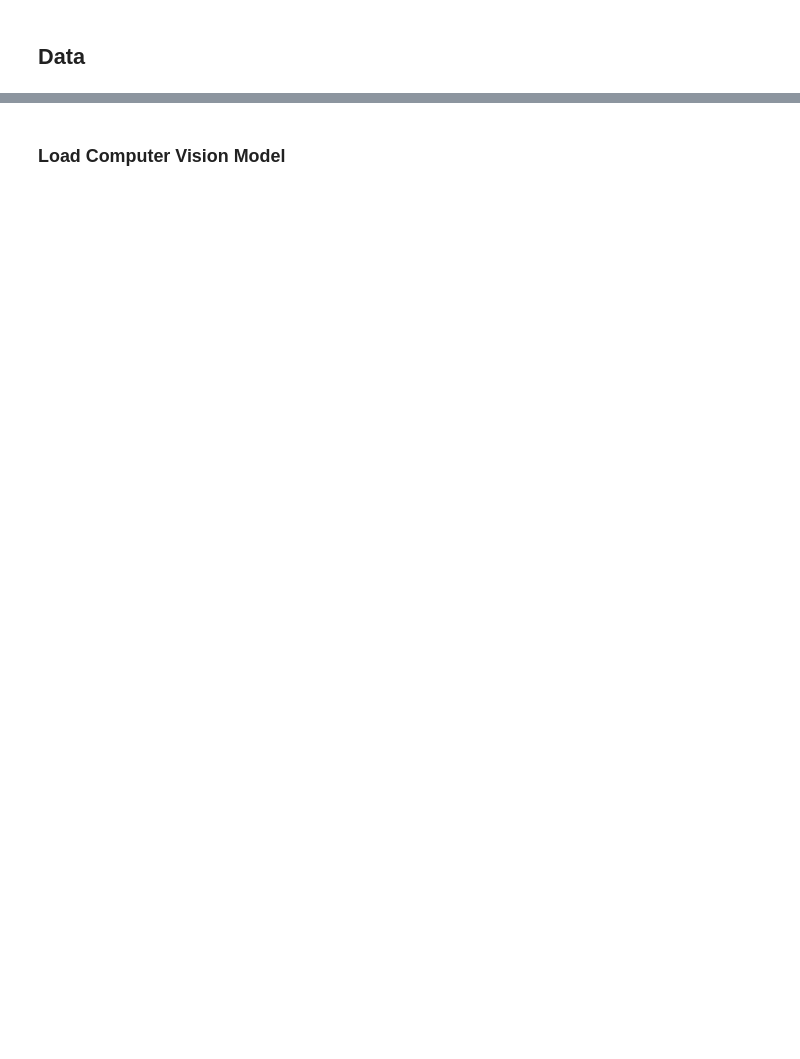
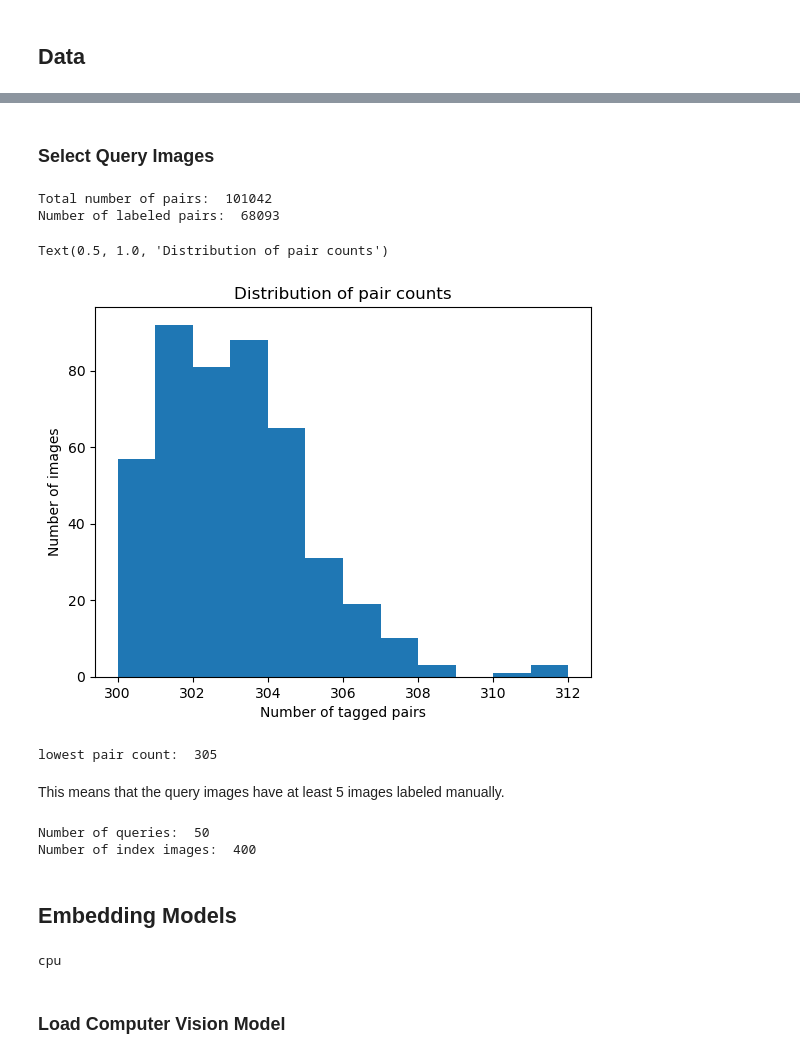
Before and after one commit to NaomiDerel/Image_Search, a Jupyter notebook: ann_pipeline.ipynb, the cells around one changed output, grey strips where cells are left out. Drawn from its saved outputs; the diff is of its cells as text; code cells hidden in the pictures; blank space fills up the shorter version.

Commit message:
select queries by popularity, save clip and siamese embeddings for queries and indexes

```diff
--- a/ann_pipeline.ipynb
+++ b/ann_pipeline.ipynb
@@ -36,3 +39,78 @@ output_query_file = "vector_dbs/house_styles/image_vectors_query.npy"
+# %% [markdown]
+### Select Query Images
+# %%
+# Paired data
+pairs_path = os.path.join(dataset_path, "sampled_paired_labels_shuffled.csv")
+pairs_df = pd.read_csv(pairs_path)
+
+# count labeled pairs:
+tagged_pairs = pairs_df["similarity"].value_counts()
+print("Total number of pairs: ", len(pairs_df))
+print("Number of labeled pairs: ", tagged_pairs.sum())
+# %% [output]
+Total number of pairs:  101042
+Number of labeled pairs:  68093
+# %%
+# Count pairs and build relevance judgments in a single pass
+pair_counts = defaultdict(int)
+relevance_judgments = defaultdict(dict)
+
+# Create temporary lookup array for better performance
+pairs_array = pairs_df[['image1', 'image2', 'similarity']].values
+
+for img1, img2, sim in pairs_array:
+    if sim in [0,1,2,3]:
+        # Update counts
+        pair_counts[img1] += 1
+        pair_counts[img2] += 1
+
+        # Store relevance judgments (both directions)
+        relevance_judgments[img1][img2] = sim
+        relevance_judgments[img2][img1] = sim
+
+sorted_images_by_count = sorted(pair_counts.items(), key=lambda x: x[1], reverse=True)
+# print("Images with the most tagged pairs:")
+# for img, count in sorted_images_by_count[:50]:
+#     print(f"{img}: {count}")
+
+# distribution of pair counts:
+pair_counts_values = list(pair_counts.values())
+plt.hist(pair_counts_values, bins=12)
+plt.xlabel("Number of tagged pairs")
+plt.ylabel("Number of images")
+plt.title("Distribution of pair counts")
+# %% [output]
+Text(0.5, 1.0, 'Distribution of pair counts')
+[figure, added]
+# %%
+n_queries = 50
+queries = sorted_images_by_count[:n_queries]
+print("lowest pair count: ", queries[-1][1])
+# %% [output]
+lowest pair count:  305
+# %% [markdown]
+This means that the query images have at least 5 images labeled manually.
+# %%
+query_image_names = [img for img, _ in queries]
+index_image_names = [img for img, _ in sorted_images_by_count[n_queries:]]
+
+print("Number of queries: ", len(query_image_names))
+print("Number of index images: ", len(index_image_names))
+# %% [output]
+Number of queries:  50
+Number of index images:  400
+# %% [markdown]
+## Embedding Models
+# %%
+# Set up device
+if torch.cuda.is_available():
+    device = torch.device('cuda')
+else:
+    device = torch.device('cpu')
+
+print(device)
+# %% [output]
+cpu
 # %% [markdown]
 ### Load Computer Vision Model
 # %%
```
Also changed, not shown: parts of 25 cells of this notebook, 7 other files.
